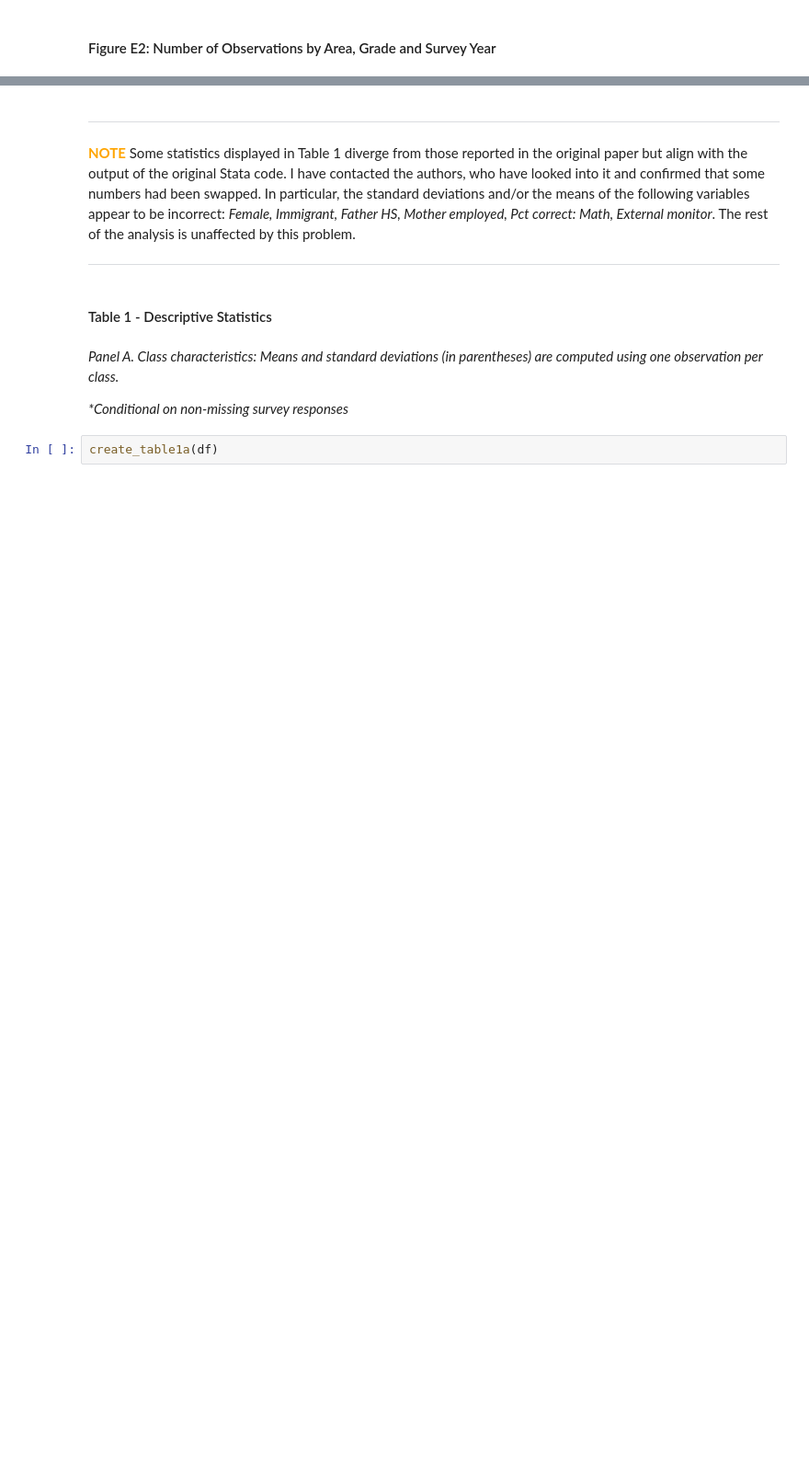
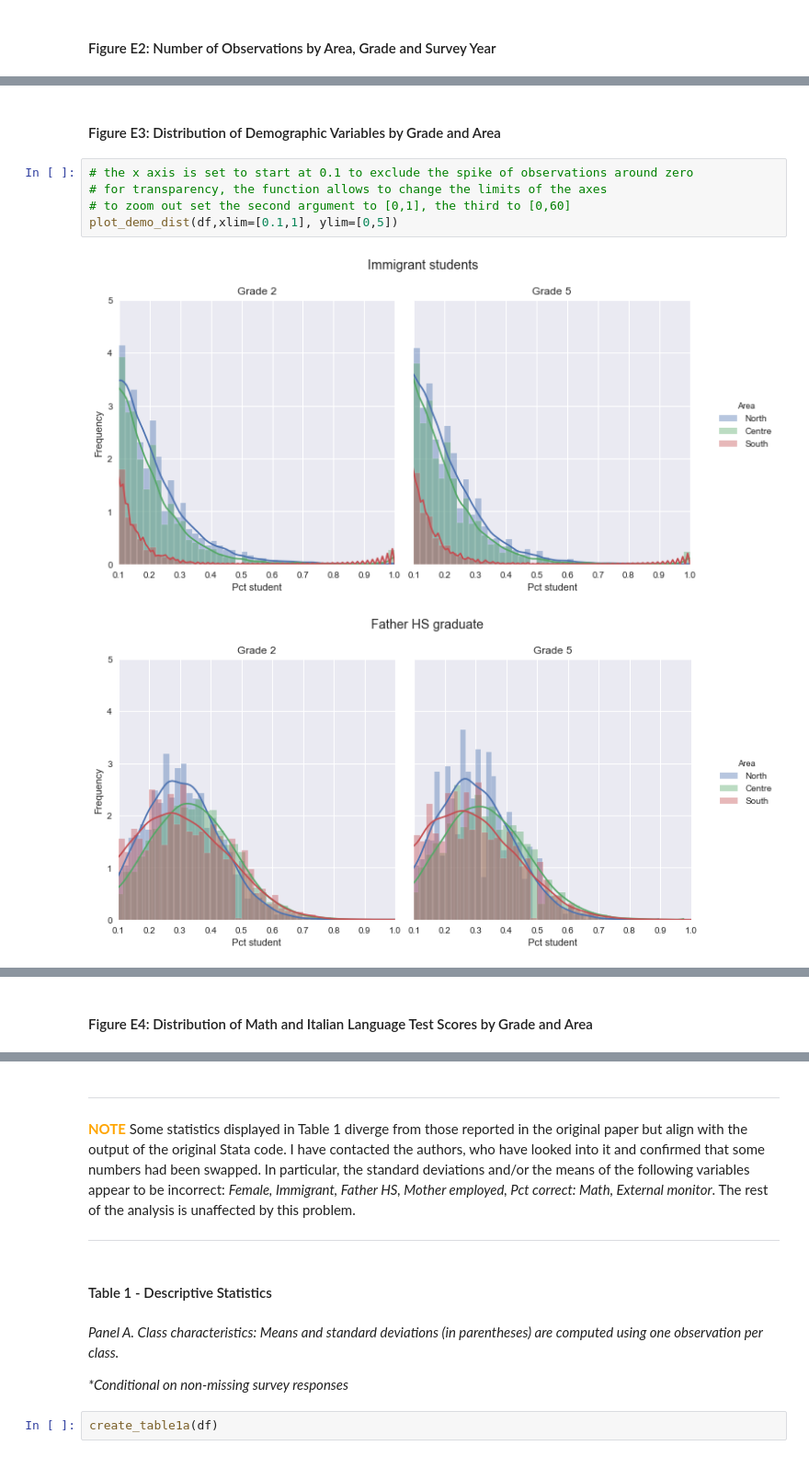
Before and after one commit to FedericoAlexanderRizzuto/microeconometrics-course-project-FedericoAlexanderRizzuto, a Jupyter notebook: student_project.ipynb, the cells around one changed output, grey strips where cells are left out. Shown at 92% size. Saved outputs shown, nothing was run; the diff lists cells and outputs as text; blank space fills up the shorter version.

Commit message:
Added distribution of demogr vars, working on the data section

```diff
--- a/student_project.ipynb
+++ b/student_project.ipynb
@@ -113,0 +118,10 @@ plot_count_classes(df)
+# %% [markdown]
+#### Figure E3: Distribution of Demographic Variables by Grade and Area
+# %%
+# the x axis is set to start at 0.1 to exclude the spike of observations around zero
+# for transparency, the function allows to change the limits of the axes
+# to zoom out set the second argument to [0,1], the third to [0,60]
+plot_demo_dist(df,xlim=[0.1,1], ylim=[0,5])
+# %% [output]
+[figure, added]
+[figure, added]
@@ -113,0 +129,2 @@ plot_count_classes(df)
+# %% [markdown]
+#### Figure E4: Distribution of Math and Italian Language Test Scores by Grade and Area
```
Also changed, not shown: parts of 11 cells of this notebook, 1 other file.
